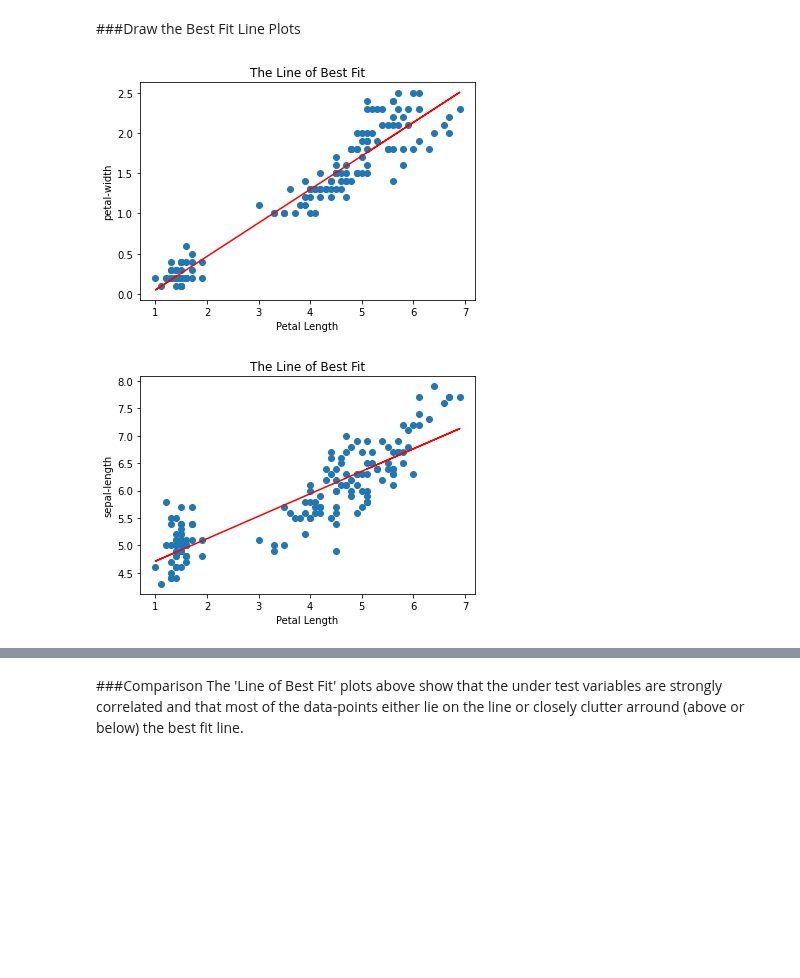
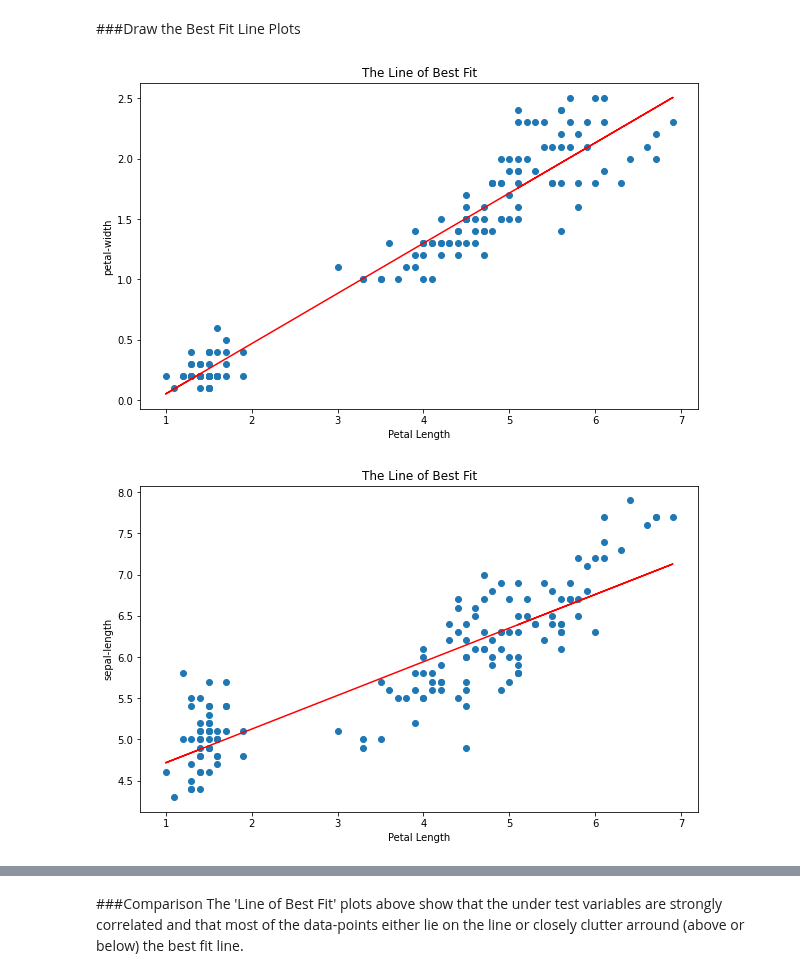
Before and after one commit to Imran-Github22/Imran-Farooqui, a Jupyter notebook: Projects/Final_Decision_Tree_coded_model.ipynb, the cells around one changed output, grey strips where cells are left out. Drawn from its saved outputs; the diff is of its cells as text; code cells hidden in the pictures; blank space fills up the shorter version.

```diff
--- a/Projects/Final_Decision_Tree_coded_model.ipynb
+++ b/Projects/Final_Decision_Tree_coded_model.ipynb
@@ -453,24 +454,25 @@ Since the p-value is less than 0.05 value, it shows that it is a statistically s
 # %%
 # Draw the plot
 def show_corr_scatterplot(x, y, slope, intercept, xlabel=None, ylabel=None):
   import matplotlib.pyplot as plt
   # Draw the scatter graph
+  plt.figure(figsize = (10,6))
   plt.scatter(x,y)
   plt.title('The Line of Best Fit')
   plt.xlabel(xlabel)
   plt.ylabel(ylabel)
   # Draw the regression line and show the graph
   y = slope*x + intercept
   plt.plot(x, y, color='red')
   plt.show()
 
 # Get regression values
 regr_values, slope, intercept, r_value, p_value = get_regression(pl,pw)
 
 # Display
 show_corr_scatterplot(pl, pw, slope, intercept, 'Petal Length', pw.name)
 # %% [output]
-[figure, old version]
+[figure, new version]
 # %%
 # Get regression values
 regr_values, slope, intercept, r_value, p_value = get_regression(pl,sl)
@@ -478,7 +480,7 @@ regr_values, slope, intercept, r_value, p_value = get_regression(pl,sl)
 # Display
 show_corr_scatterplot(pl, sl, slope, intercept, 'Petal Length', sl.name)
 # %% [output]
-[figure, old version]
+[figure, new version]
 # %%
 # Get regression values
 regr_values, slope, intercept, r_value, p_value = get_regression(pw,sl)
```
Also changed, not shown: parts of 19 cells of this notebook.
